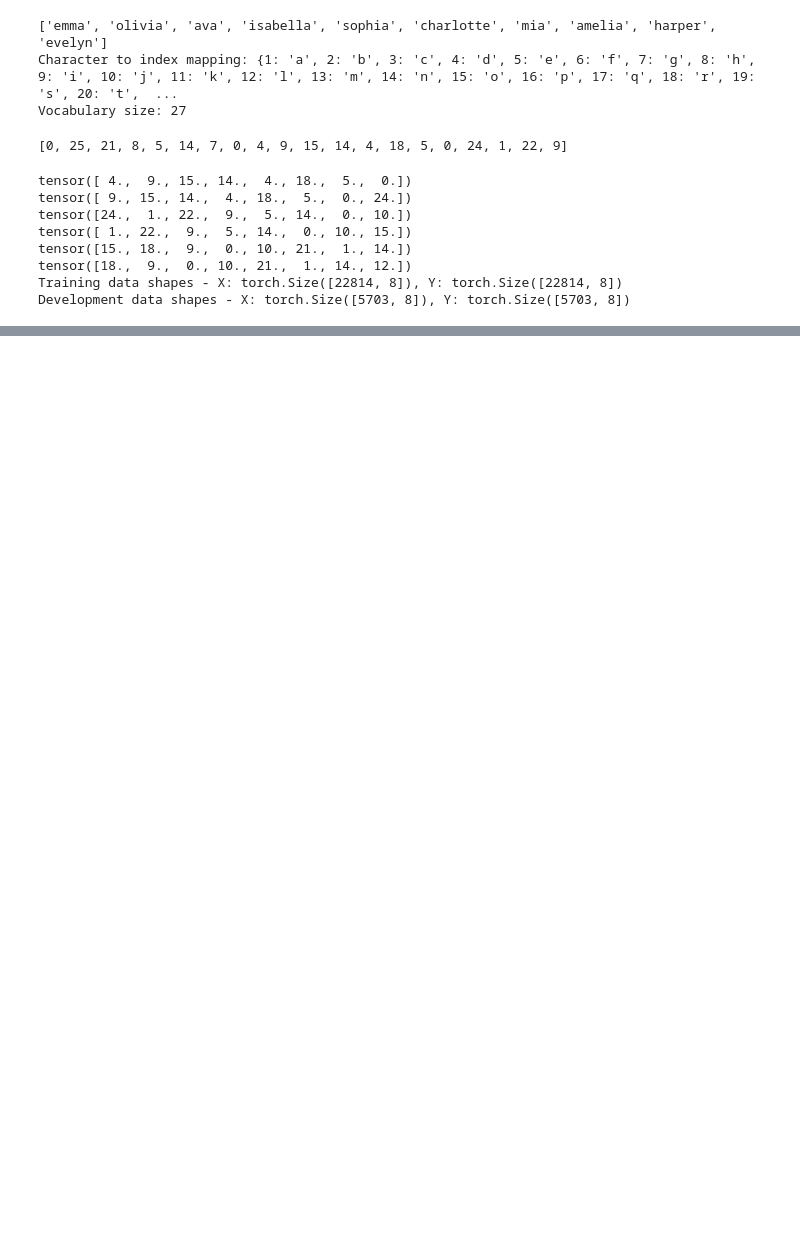
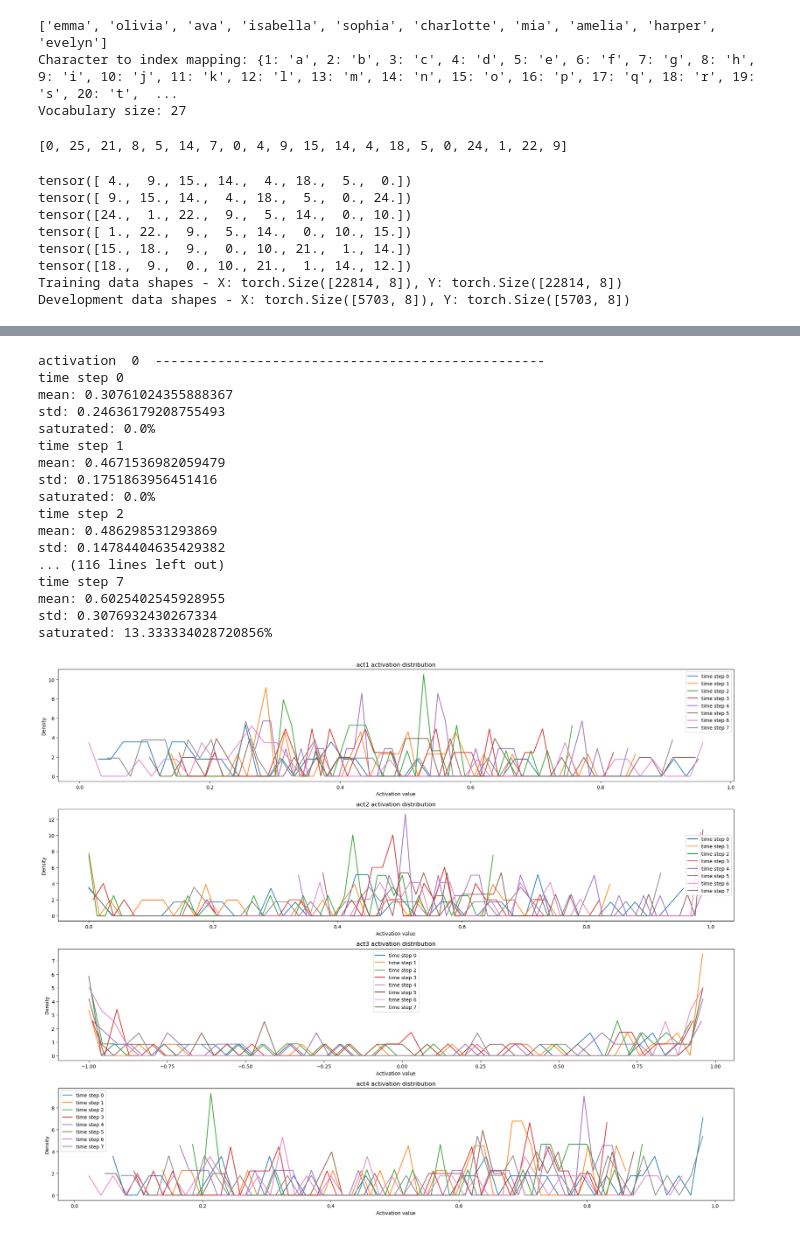
Before and after one commit to kennykguo/deep-learning-from-scratch, a Jupyter notebook: py_LSTM/LSTM-1batch.ipynb, the cells around one changed output, grey strips where cells are left out. Drawn from its saved outputs; the diff is of its cells as text; code cells hidden in the pictures; blank space fills up the shorter version.

```diff
--- a/py_LSTM/LSTM-1batch.ipynb
+++ b/py_LSTM/LSTM-1batch.ipynb
@@ -390,3 +383,51 @@ tensor([[ 6.9731e-01,  4.2908e-01,  7.9749e-02, -3.1476e-01, -1.8931e-01,
+# %%
+# Assuming act1, act2, act3, and act4 are your activations tensors
+activations = [act1, act2, act3, act4]
+activation_names = ["act1", "act2", "act3", "act4"]
+
+plt.figure(figsize=(20, 16))  # Width and height of the plot
+
+for i, act in enumerate(activations):
+    print("activation ", i, " --------------------------------------------------")
+    plt.subplot(4, 1, i+1)  # Create a subplot for each set of activations
+    legends = []
+    for t in range(time_steps):  # Loop over all time steps
+        activations_at_t = act[t]
+        print(f"time step {t}")
+        print(f"mean: {activations_at_t.mean().item()}")
+        print(f"std: {activations_at_t.std().item()}")
+        print(f"saturated: {(activations_at_t.abs() > 0.97).float().mean().item()*100}%")
+
+        hy, hx = torch.histogram(activations_at_t.view(-1), bins=50, density=True)
+        plt.plot(hx[:-1].detach().cpu(), hy.detach().cpu())
+        legends.append(f'time step {t}')
+
+    plt.legend(legends)
+    plt.title(f'{activation_names[i]} activation distribution')
+    plt.xlabel('Activation value')
+    plt.ylabel('Density')
+
+plt.tight_layout()
+plt.show()
+# %% [output]
+activation  0  --------------------------------------------------
+time step 0
+mean: 0.30761024355888367
+std: 0.24636179208755493
+saturated: 0.0%
+time step 1
+mean: 0.4671536982059479
+std: 0.1751863956451416
+saturated: 0.0%
+time step 2
+mean: 0.486298531293869
+std: 0.14784404635429382
+... (116 lines left out)
+time step 7
+mean: 0.6025402545928955
+std: 0.3076932430267334
+saturated: 13.333334028720856%
+[figure, added]
 # %%
 hprev = torch.zeros(1, hidden_size)
 cprev = torch.zeros(1, hidden_size)
```
Also changed, not shown: parts of 7 cells of this notebook, 2 other files.
